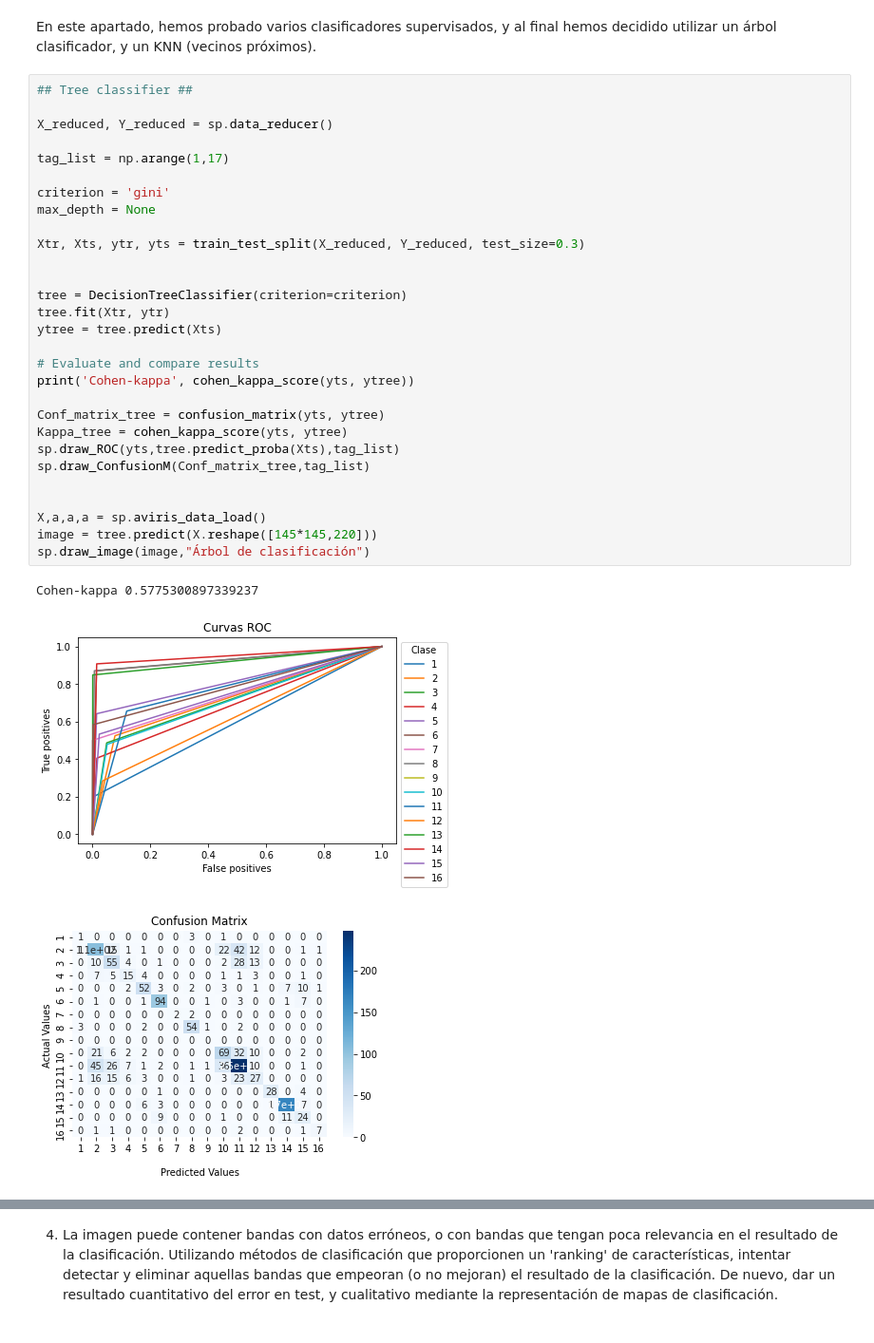
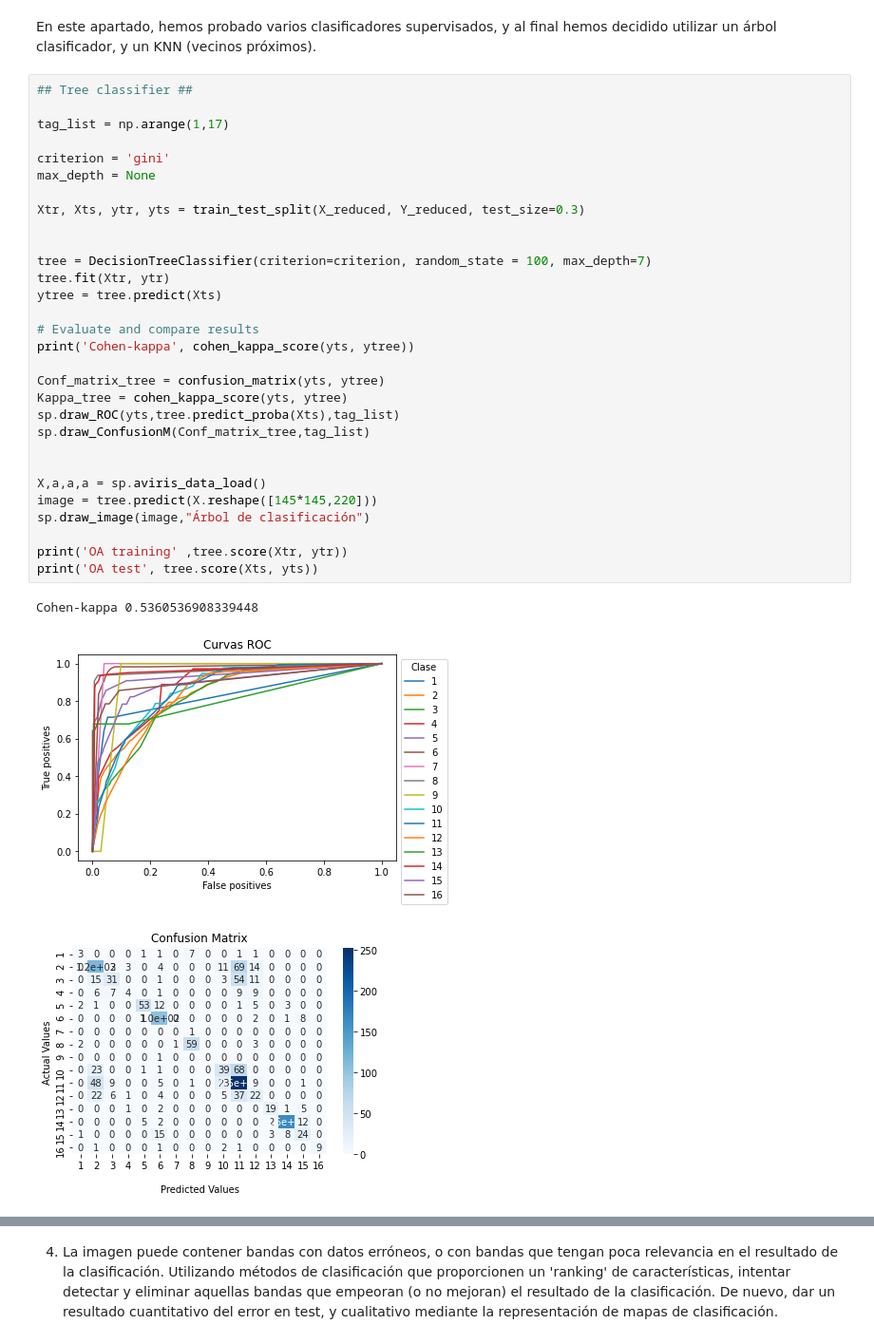
Before and after one commit to Qaraqororum/Aprende_Maquina, a Jupyter notebook: Entregable_final_ML.ipynb, the cells around one changed output, grey strips where cells are left out. Shown at 95% size. Saved outputs shown, nothing was run; the diff lists cells and outputs as text.

```diff
--- a/Entregable_final_ML.ipynb
+++ b/Entregable_final_ML.ipynb
@@ -97,34 +105,35 @@ def data_reducer():
 En este apartado, hemos probado varios clasificadores supervisados, y al final hemos decidido utilizar un árbol clasificador, y un KNN (vecinos próximos).
 # %%
 ## Tree classifier ##
-
-X_reduced, Y_reduced = sp.data_reducer()
 
 tag_list = np.arange(1,17)
 
 criterion = 'gini'
 max_depth = None
 
 Xtr, Xts, ytr, yts = train_test_split(X_reduced, Y_reduced, test_size=0.3)
 
 
-tree = DecisionTreeClassifier(criterion=criterion)
+tree = DecisionTreeClassifier(criterion=criterion, random_state = 100, max_depth=7)
 tree.fit(Xtr, ytr)
 ytree = tree.predict(Xts)
 
 # Evaluate and compare results
 print('Cohen-kappa', cohen_kappa_score(yts, ytree))
 
 Conf_matrix_tree = confusion_matrix(yts, ytree)
 Kappa_tree = cohen_kappa_score(yts, ytree)
 sp.draw_ROC(yts,tree.predict_proba(Xts),tag_list)
 sp.draw_ConfusionM(Conf_matrix_tree,tag_list)
 
 
 X,a,a,a = sp.aviris_data_load()
 image = tree.predict(X.reshape([145*145,220]))
 sp.draw_image(image,"Árbol de clasificación")
+
+print('OA training' ,tree.score(Xtr, ytr))
+print('OA test', tree.score(Xts, yts))
 # %% [output]
-Cohen-kappa 0.5775300897339237
+Cohen-kappa 0.5360536908339448
-[figure, old version]
+[figure, new version]
-[figure, old version]
+[figure, new version]
```
Also changed, not shown: parts of 10 cells of this notebook.
